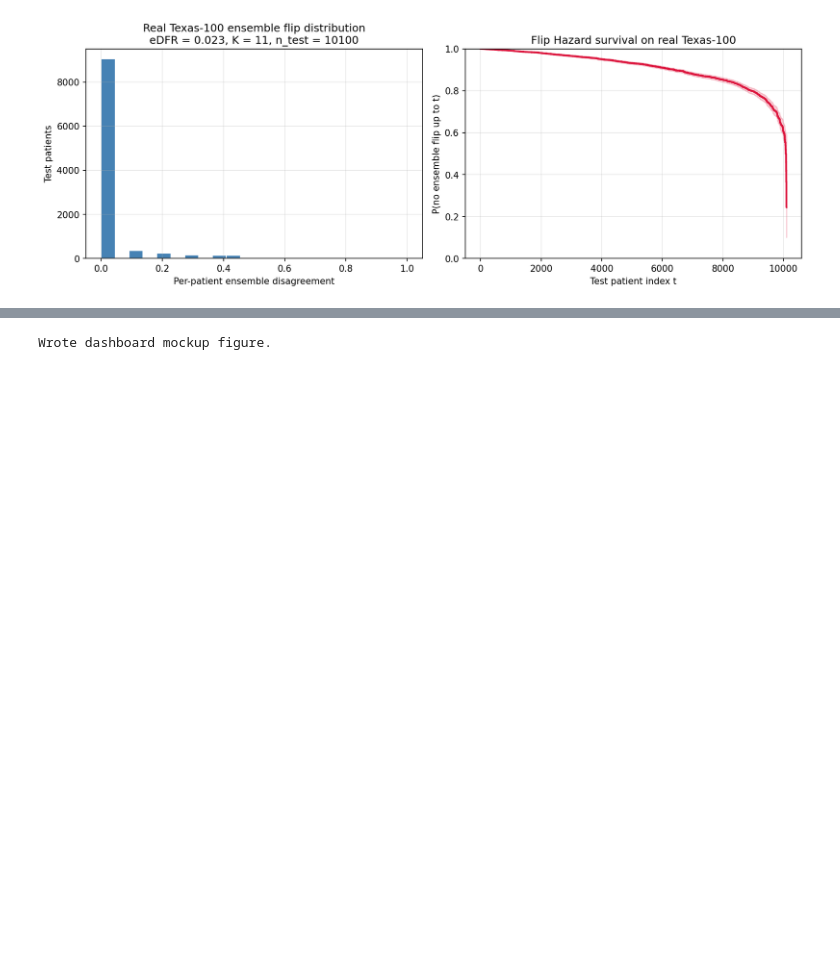
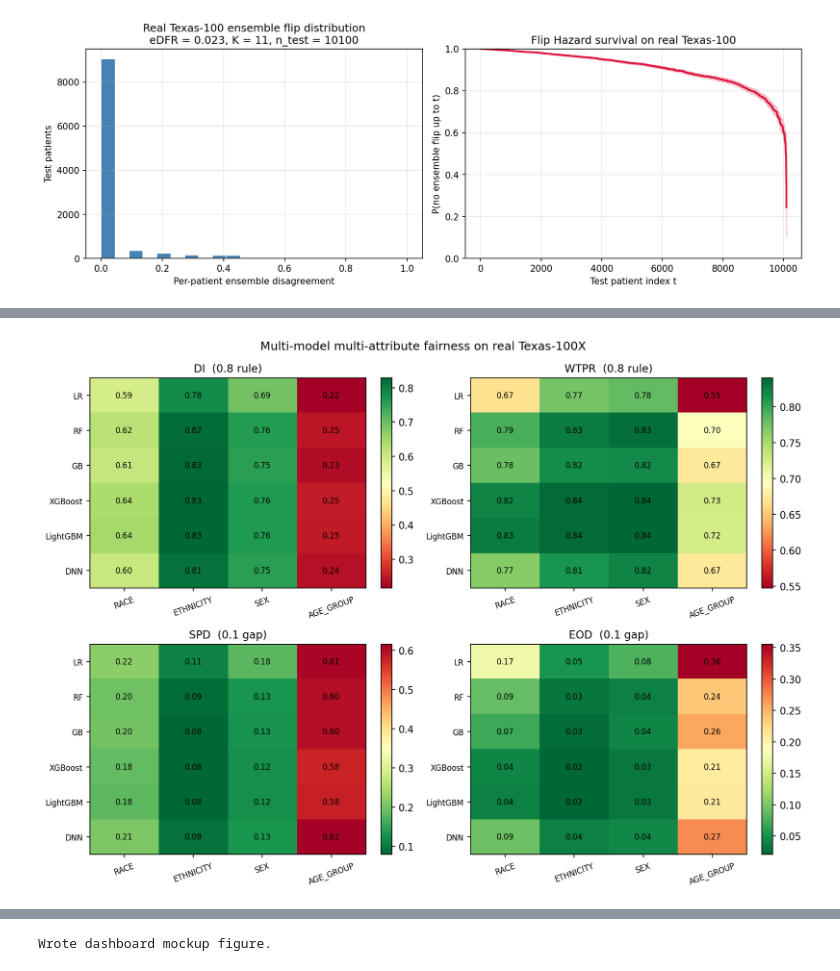
Before and after one commit to MdJoy31/Length-of-stay-prediction-using-Texas100x--Fairness, a Jupyter notebook: chrono_fair/CHRONO_Fair_End_to_End.ipynb, the cells around one changed output, grey strips where cells are left out. Saved outputs shown, nothing was run; the diff lists cells and outputs as text; code cells hidden in the pictures; blank space fills up the shorter version.

```diff
--- a/chrono_fair/CHRONO_Fair_End_to_End.ipynb
+++ b/chrono_fair/CHRONO_Fair_End_to_End.ipynb
@@ -494,0 +611,4 @@ display(Image(filename=os.path.join(FIG, 'fig15_real_texas100.png')))
+# %%
+display(Image(filename=os.path.join(FIG, 'fig17_multi_model_fairness.png')))
+# %% [output]
+[figure, added]
```
Also changed, not shown: parts of 29 cells of this notebook, 13 other files.
